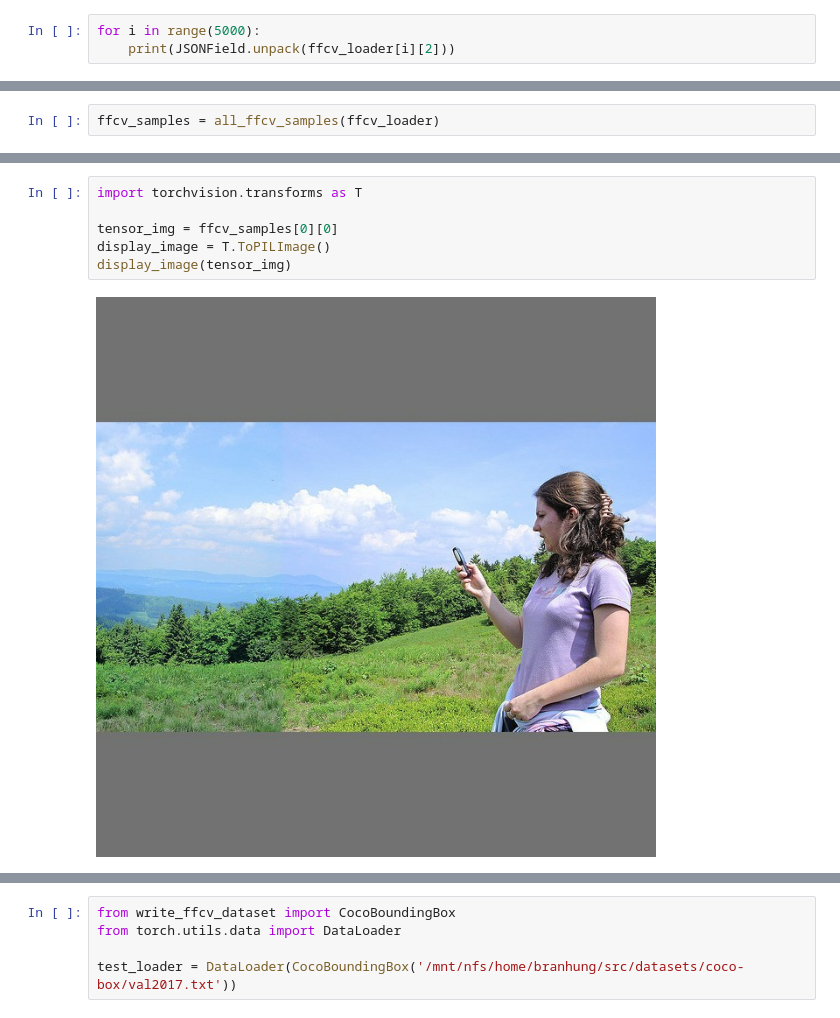
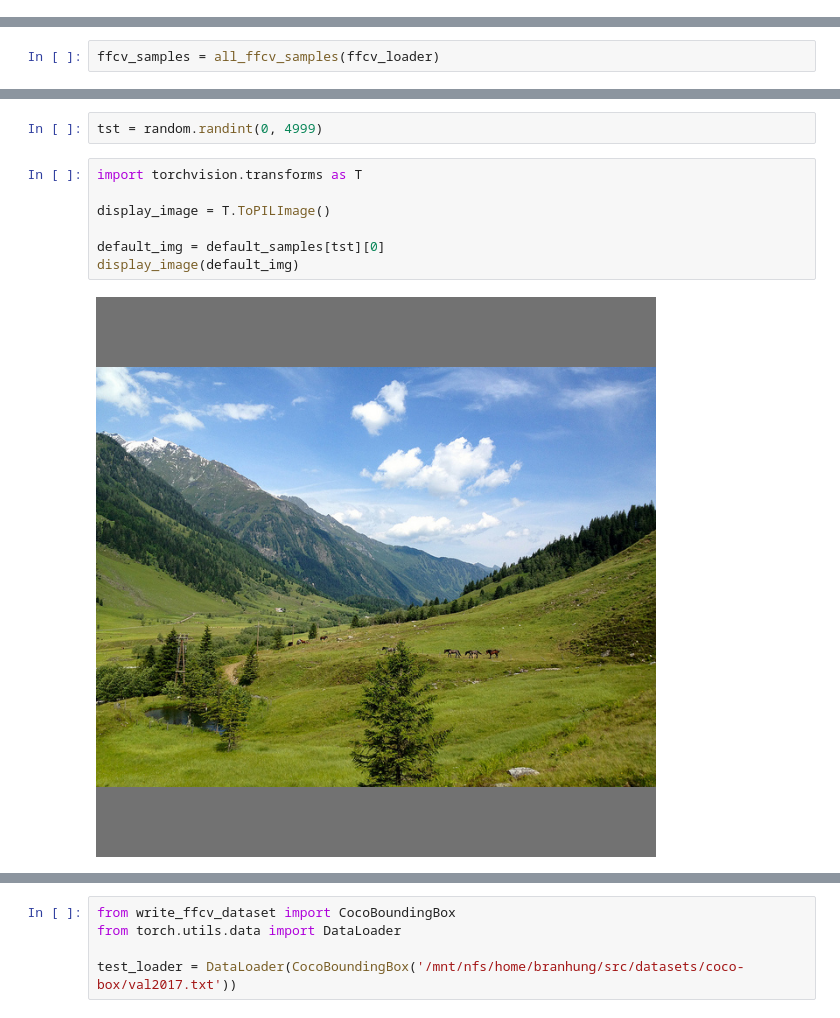
Before and after one commit to Hadisalman/yolov5, a Jupyter notebook: ffcv/test_notebook.ipynb, the cells around one changed output, grey strips where cells are left out. Saved outputs shown, nothing was run; the diff lists cells and outputs as text.

```diff
--- a/ffcv/test_notebook.ipynb
+++ b/ffcv/test_notebook.ipynb
@@ -22,3 +22,0 @@ ffcv_loader = [s for s in ffcv_loader]
-# %%
-for i in range(5000):
-    print(JSONField.unpack(ffcv_loader[i][2]))
@@ -83,8 +176,11 @@ ffcv_samples[:20]
+# %%
+tst = random.randint(0, 4999)
 # %%
 import torchvision.transforms as T
 
-tensor_img = ffcv_samples[0][0]
 display_image = T.ToPILImage()
-display_image(tensor_img)
+
+default_img = default_samples[tst][0]
+display_image(default_img)
 # %% [output]
-[figure, old version]
+[figure, new version]
```
Also changed, not shown: parts of 26 cells of this notebook, 5 other files.
